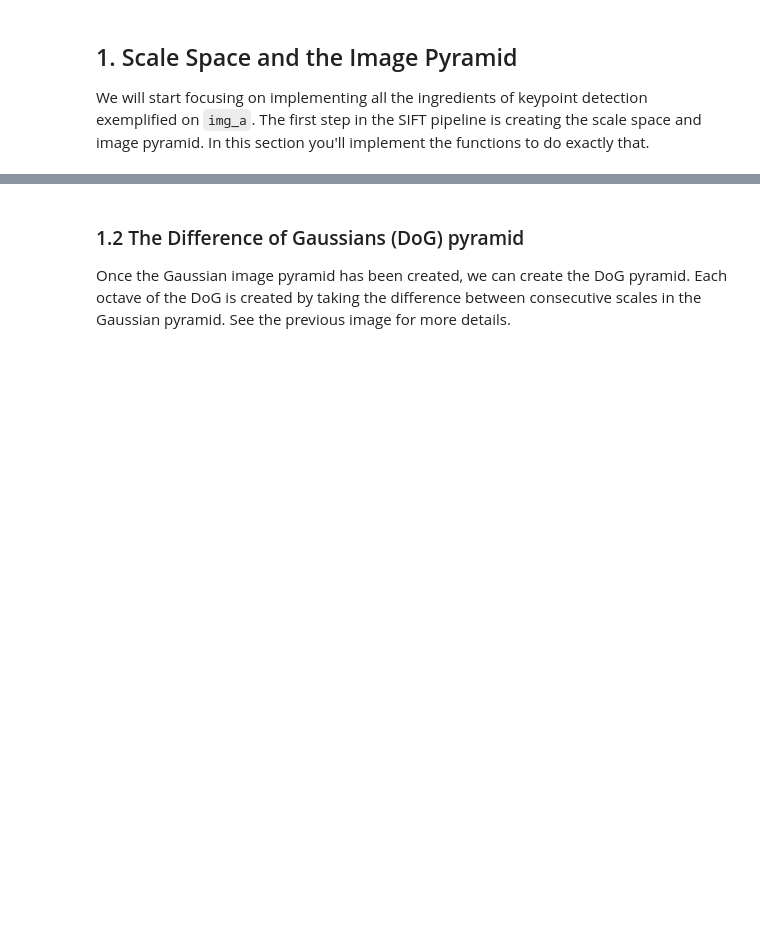
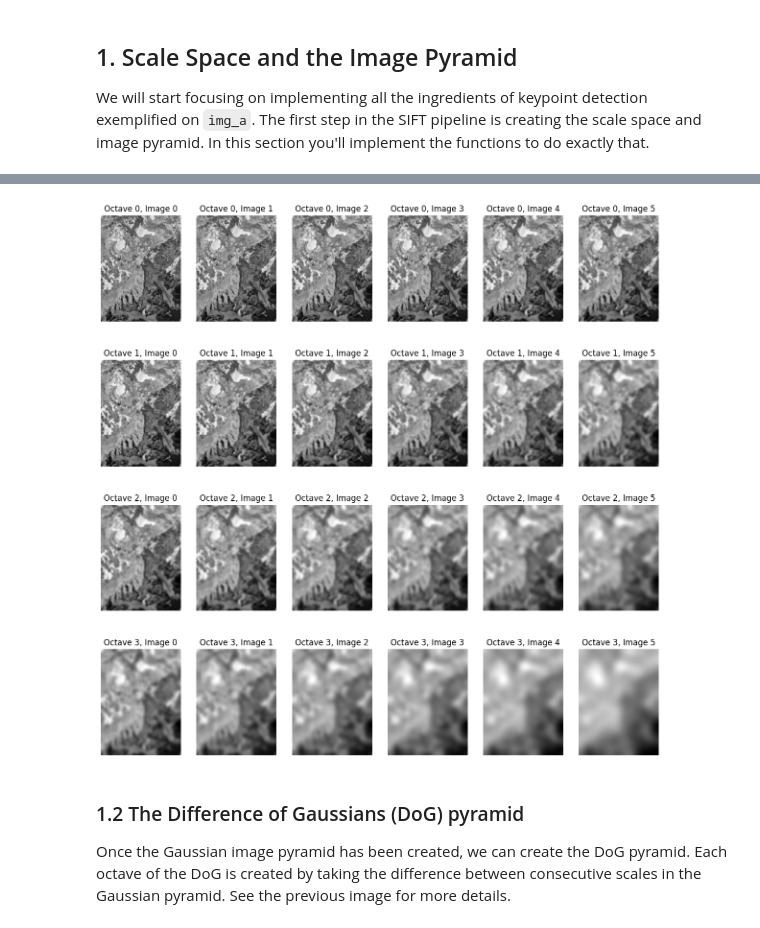
Before and after one commit to konsdibons/EPFL-ENV-408-Sensing-and-spatial-modeling-for-earth-observation, a Jupyter notebook: Exercise 2/ex01_sift_exercise/ex01_sift_exercise.ipynb, the cells around one changed output, grey strips where cells are left out. Cells and saved outputs as stored; diff of their text form; code cells hidden in the pictures; blank space fills up the shorter version.

```diff
--- a/Exercise 2/ex01_sift_exercise/ex01_sift_exercise.ipynb
+++ b/Exercise 2/ex01_sift_exercise/ex01_sift_exercise.ipynb
@@ -61,7 +64,7 @@ def gaussian_filter(sigma):
 def generate_gaussian_octave(image, sigma=1.6, num_intervals=3):
     ###### YOUR CODE GOES HERE ######
     ###### TODO: Halve the image size by taking every other pixel
-    img_half =
+    img_half = image[::2, ::2]
     ###### END YOUR CODE HERE ######
 
     # k is the sigma multiplier that means num_interval applications of it will lead to a doubling in the sigma of the Gaussian blur
@@ -75,8 +78,8 @@ def generate_gaussian_octave(image, sigma=1.6, num_intervals=3):
     # double the blur of the first image in the octave
     ###### HINT 1: To get the amount of blur to go from one image to the next, you can use the following formula: delta_sigma[i] = sqrt(sigmas[i]^2 - sigmas[i-1]^2)
     ###### HINT 2: You can use the gaussian_filter function defined above and your computed sigma values to generate the kernels
-    delta_sigmas =
-    kernels =
+    delta_sigmas = [np.sqrt(sigmas[i]**2 - sigmas[i-1]**2) for i in range(1, len(sigmas))]
+    kernels = [gaussian_filter(ds) for ds in delta_sigmas]
     ###### END YOUR CODE HERE ######
 
     # We know the first image already has the correct blur level, so store it as the first image in the octave
@@ -85,35 +88,38 @@ def generate_gaussian_octave(image, sigma=1.6, num_intervals=3):
     ###### YOUR CODE GOES HERE ######
     ###### TODO: Generate the octave by applying the Gaussian blur kernels you created above to the previous image in the octave
     ###### HINT: Use the convolve function from scipy.ndimage to apply the kernels to the image
     for kernel in kernels:
-        next_image =
+        next_image = convolve(octave[-1], kernel)
         octave.append(next_image)
     ###### END YOUR CODE HERE ######
 
     return octave
 
 
 def generate_gaussian_pyramid(base_image, n_octaves, sigma=1.6, num_intervals=3):
     """
     Generates the Gaussian pyramid for the SIFT scale space.
     The Gaussian pyramid is a 3D array where the first dimension is the octave, the second dimension is the interval, and the third dimension is the image itself.
     """
     gaussian_images = []
 
     for _ in range(n_octaves):
+        # check if base_image 2d array is the same as org_img
         octave = generate_gaussian_octave(base_image, sigma, num_intervals)
         gaussian_images.append(np.stack(octave, axis=2))
         ###### YOUR CODE GOES HERE ######
         ###### TODO: Take the image which has double the blur in the current octave as the base image for the next octave
-        base_image =
+        base_image = octave[num_intervals]
         ###### END YOUR CODE HERE ######
 
     return gaussian_images
 
 
 gaussian_pyramid = generate_gaussian_pyramid(img_a, n_octaves, sigma, num_intervals)
 
 helper.plot_pyramid(gaussian_pyramid)
+# %% [output]
+[figure, added]
 # %% [markdown]
 ### 1.2 The Difference of Gaussians (DoG) pyramid
 
```
Also changed, not shown: parts of 4 cells of this notebook.
